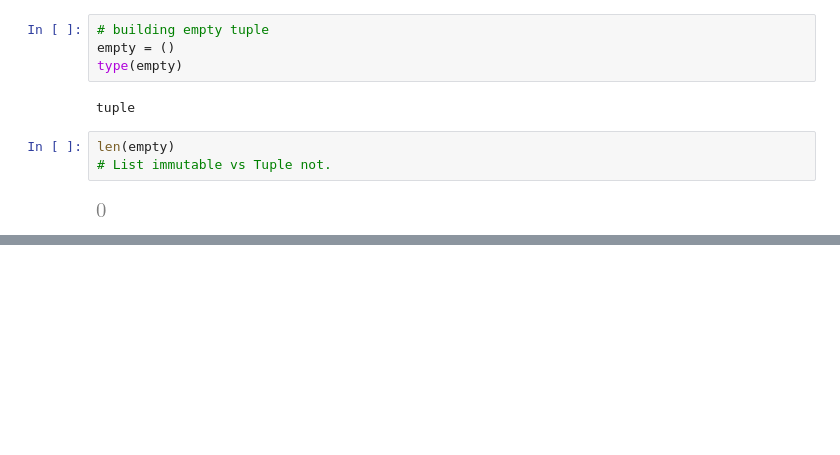
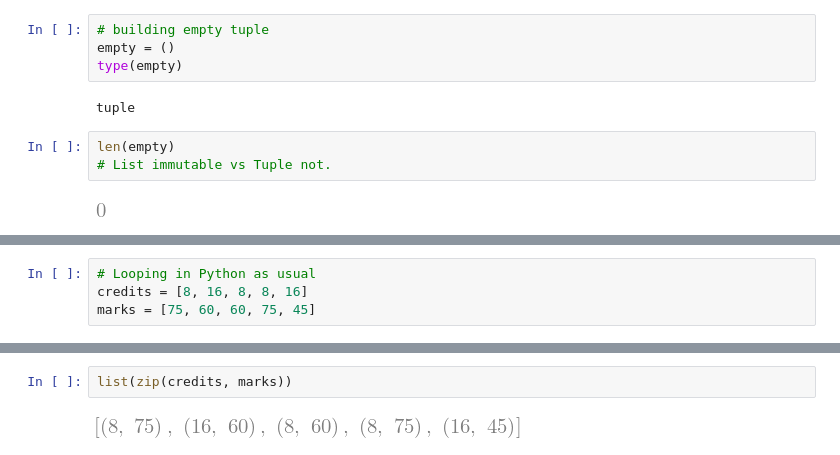
Before and after one commit to williebonavente/CodeTest, a Jupyter notebook: sympy/algebra/notebook.ipynb, the cells around one changed output, grey strips where cells are left out. Drawn from its saved outputs; the diff is of its cells as text; blank space fills up the shorter version.

```diff
--- a/sympy/algebra/notebook.ipynb
+++ b/sympy/algebra/notebook.ipynb
@@ -217,0 +222,4 @@ len(empty)
+# %%
+# Looping in Python as usual
+credits = [8, 16, 8, 8, 16]
+marks = [75, 60, 60, 75, 45]
@@ -217,0 +248,4 @@ len(empty)
+# %%
+list(zip(credits, marks))
+# %% [output]
+[figure, added]
```
Also changed, not shown: parts of 3 cells of this notebook.
